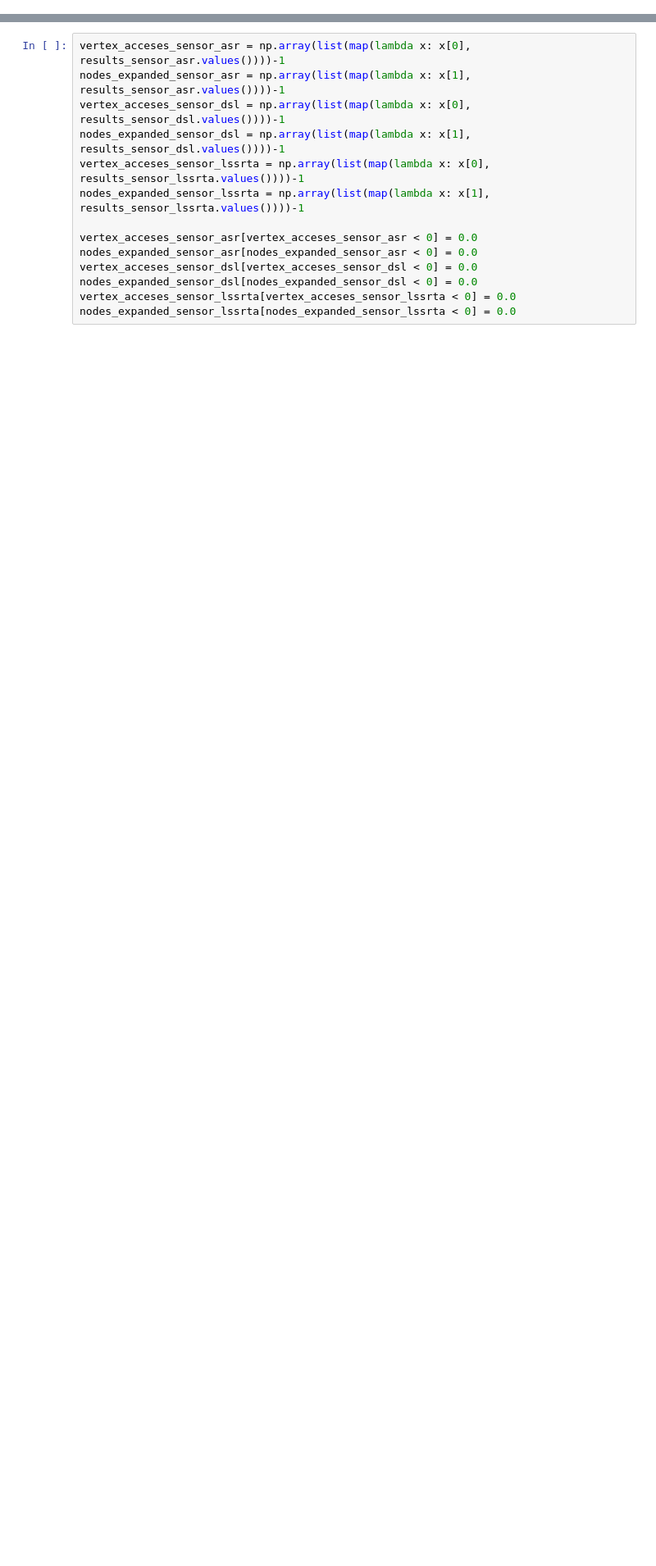
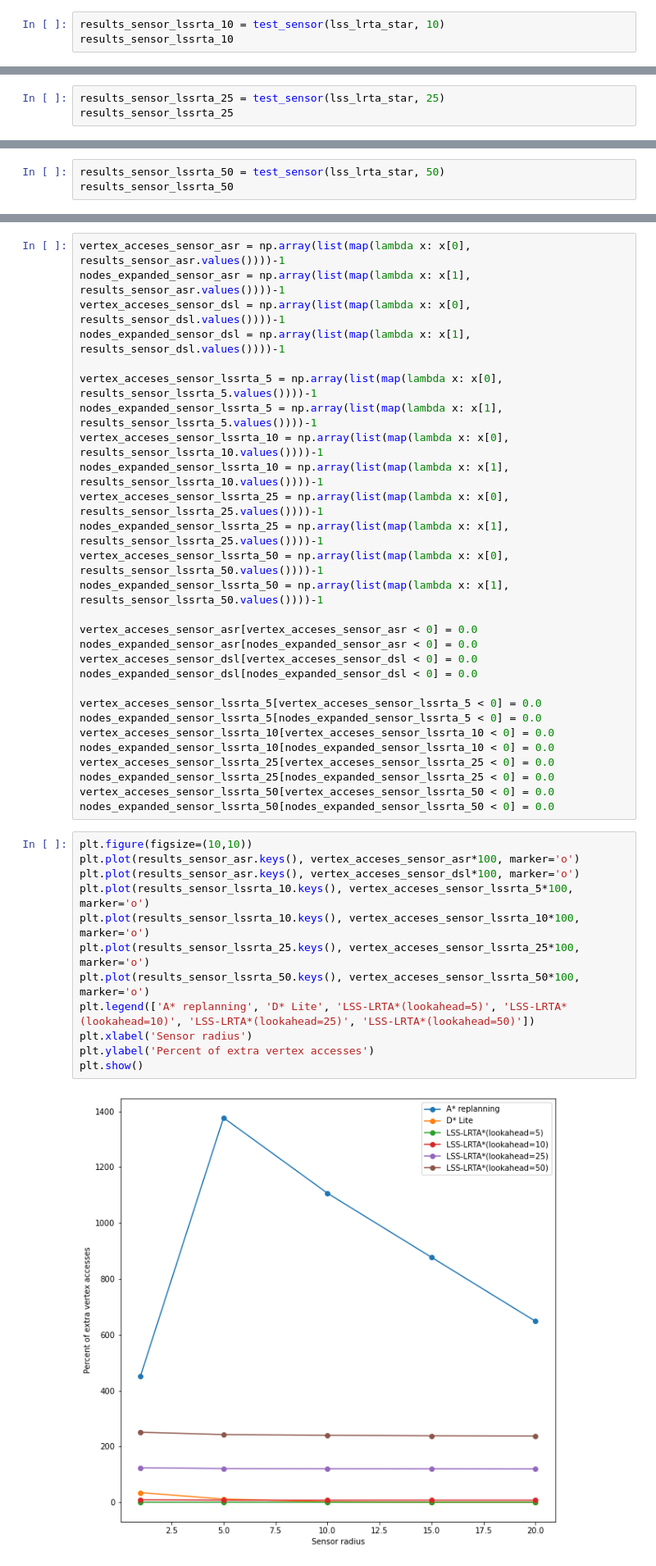
Before and after one commit to aokiga/d_star_lite, a Jupyter notebook: test_and_visual.ipynb, the cells around one changed output, grey strips where cells are left out. Shown at 82% size. Drawn from its saved outputs; the diff is of its cells as text; blank space fills up the shorter version.

```diff
--- a/test_and_visual.ipynb
+++ b/test_and_visual.ipynb
@@ -186,0 +227,3 @@ results_sensor_lssrta
+# %%
+results_sensor_lssrta_10 = test_sensor(lss_lrta_star, 10)
+results_sensor_lssrta_10
@@ -186,0 +236,3 @@ results_sensor_lssrta
+# %%
+results_sensor_lssrta_25 = test_sensor(lss_lrta_star, 25)
+results_sensor_lssrta_25
@@ -186,0 +245,3 @@ results_sensor_lssrta
+# %%
+results_sensor_lssrta_50 = test_sensor(lss_lrta_star, 50)
+results_sensor_lssrta_50
@@ -189,12 +256,40 @@ vertex_acceses_sensor_asr = np.array(list(map(lambda x: x[0], results_sensor_asr
 nodes_expanded_sensor_asr = np.array(list(map(lambda x: x[1], results_sensor_asr.values())))-1
 vertex_acceses_sensor_dsl = np.array(list(map(lambda x: x[0], results_sensor_dsl.values())))-1
 nodes_expanded_sensor_dsl = np.array(list(map(lambda x: x[1], results_sensor_dsl.values())))-1
-vertex_acceses_sensor_lssrta = np.array(list(map(lambda x: x[0], results_sensor_lssrta.values())))-1
-nodes_expanded_sensor_lssrta = np.array(list(map(lambda x: x[1], results_sensor_lssrta.values())))-1
+
+vertex_acceses_sensor_lssrta_5 = np.array(list(map(lambda x: x[0], results_sensor_lssrta_5.values())))-1
+nodes_expanded_sensor_lssrta_5 = np.array(list(map(lambda x: x[1], results_sensor_lssrta_5.values())))-1
+vertex_acceses_sensor_lssrta_10 = np.array(list(map(lambda x: x[0], results_sensor_lssrta_10.values())))-1
+nodes_expanded_sensor_lssrta_10 = np.array(list(map(lambda x: x[1], results_sensor_lssrta_10.values())))-1
+vertex_acceses_sensor_lssrta_25 = np.array(list(map(lambda x: x[0], results_sensor_lssrta_25.values())))-1
+nodes_expanded_sensor_lssrta_25 = np.array(list(map(lambda x: x[1], results_sensor_lssrta_25.values())))-1
+vertex_acceses_sensor_lssrta_50 = np.array(list(map(lambda x: x[0], results_sensor_lssrta_50.values())))-1
+nodes_expanded_sensor_lssrta_50 = np.array(list(map(lambda x: x[1], results_sensor_lssrta_50.values())))-1
 
 vertex_acceses_sensor_asr[vertex_acceses_sensor_asr < 0] = 0.0
 nodes_expanded_sensor_asr[nodes_expanded_sensor_asr < 0] = 0.0
 vertex_acceses_sensor_dsl[vertex_acceses_sensor_dsl < 0] = 0.0
 nodes_expanded_sensor_dsl[nodes_expanded_sensor_dsl < 0] = 0.0
-vertex_acceses_sensor_lssrta[vertex_acceses_sensor_lssrta < 0] = 0.0
-nodes_expanded_sensor_lssrta[nodes_expanded_sensor_lssrta < 0] = 0.0
+
+vertex_acceses_sensor_lssrta_5[vertex_acceses_sensor_lssrta_5 < 0] = 0.0
+nodes_expanded_sensor_lssrta_5[nodes_expanded_sensor_lssrta_5 < 0] = 0.0
+vertex_acceses_sensor_lssrta_10[vertex_acceses_sensor_lssrta_10 < 0] = 0.0
+nodes_expanded_sensor_lssrta_10[nodes_expanded_sensor_lssrta_10 < 0] = 0.0
+vertex_acceses_sensor_lssrta_25[vertex_acceses_sensor_lssrta_25 < 0] = 0.0
+nodes_expanded_sensor_lssrta_25[nodes_expanded_sensor_lssrta_25 < 0] = 0.0
+vertex_acceses_sensor_lssrta_50[vertex_acceses_sensor_lssrta_50 < 0] = 0.0
+nodes_expanded_sensor_lssrta_50[nodes_expanded_sensor_lssrta_50 < 0] = 0.0
+# %%
+plt.figure(figsize=(10,10))
+plt.plot(results_sensor_asr.keys(), vertex_acceses_sensor_asr*100, marker='o')
+plt.plot(results_sensor_asr.keys(), vertex_acceses_sensor_dsl*100, marker='o')
+plt.plot(results_sensor_lssrta_10.keys(), vertex_acceses_sensor_lssrta_5*100, marker='o')
+plt.plot(results_sensor_lssrta_10.keys(), vertex_acceses_sensor_lssrta_10*100, marker='o')
+plt.plot(results_sensor_lssrta_25.keys(), vertex_acceses_sensor_lssrta_25*100, marker='o')
+plt.plot(results_sensor_lssrta_50.keys(), vertex_acceses_sensor_lssrta_50*100, marker='o')
+plt.legend(['A* replanning', 'D* Lite', 'LSS-LRTA*(lookahead=5)', 'LSS-LRTA*(lookahead=10)', 'LSS-LRTA*(lookahead=25)', 'LSS-LRTA*(lookahead=50)'])
+plt.xlabel('Sensor radius')
+plt.ylabel('Percent of extra vertex accesses')
+plt.show()
+# %% [output]
+[figure, added]
```
Also changed, not shown: parts of 68 cells of this notebook, 5 other files.
